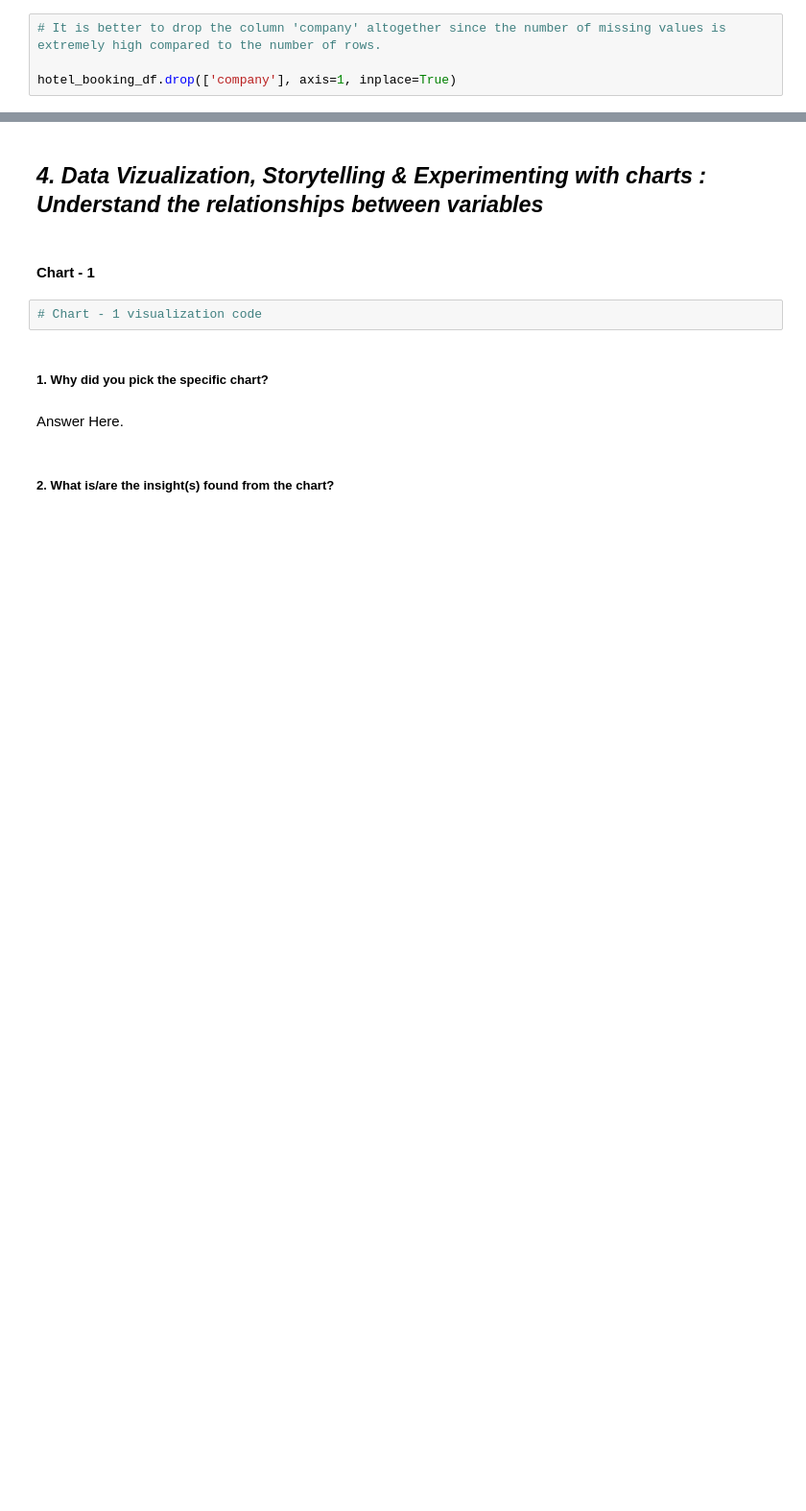
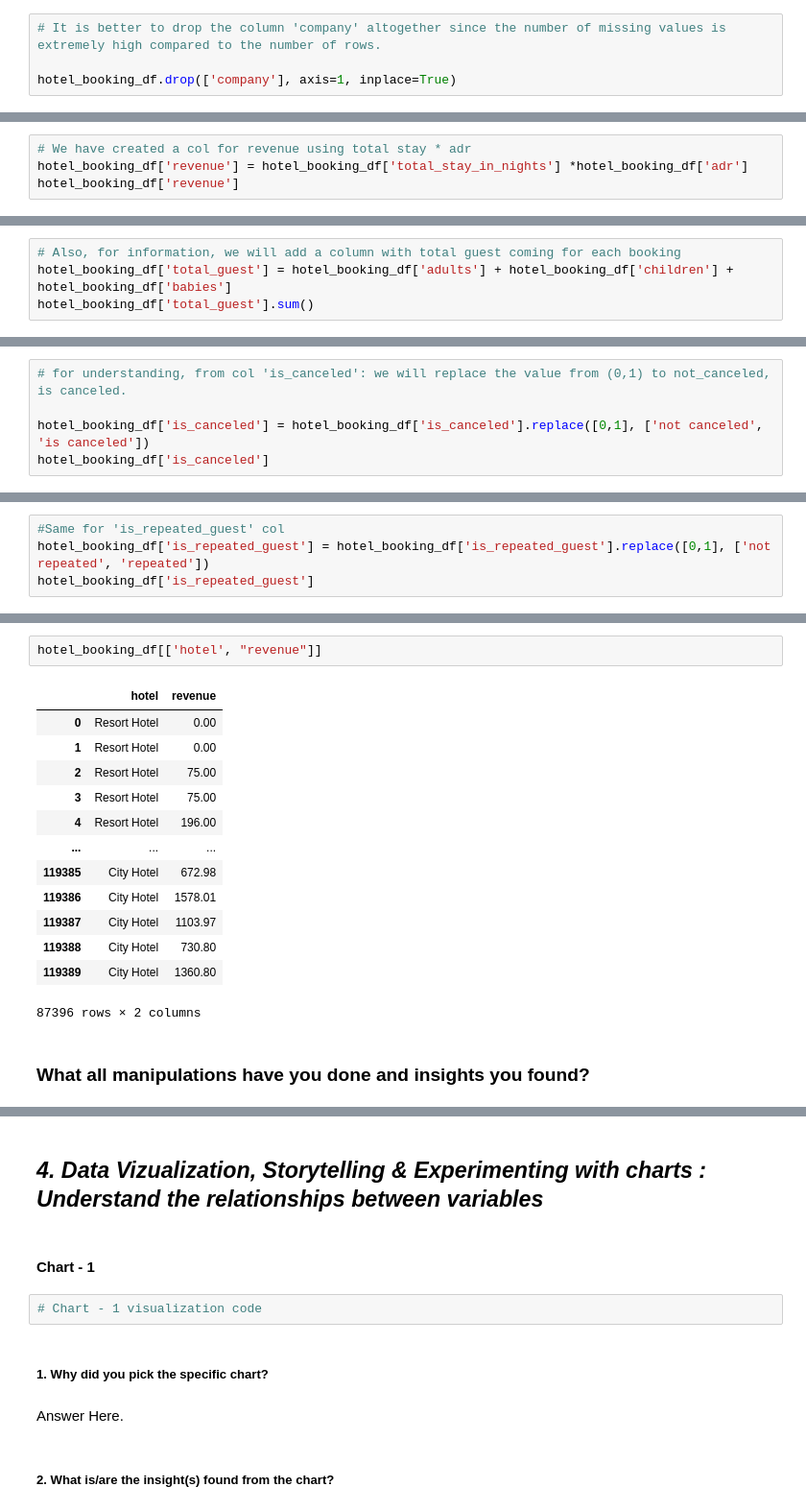
Before and after one commit to ARYANJAIN69/Hotel_Booking-Analysis, a Jupyter notebook: --ARYANJAIN_EDA_Submission.ipynb, the cells around one changed output, grey strips where cells are left out. Shown: that part at 96% size. Saved outputs shown, nothing was run; the diff lists cells and outputs as text; blank space fills up the shorter version.

```diff
--- a/--ARYANJAIN_EDA_Submission.ipynb
+++ b/--ARYANJAIN_EDA_Submission.ipynb
@@ -265,0 +486,4 @@ hotel_booking_df.isnull().sum() # As we have seen, no column has any null value
+# %%
+# We have created a col for revenue using total stay * adr
+hotel_booking_df['revenue'] = hotel_booking_df['total_stay_in_nights'] *hotel_booking_df['adr']
+hotel_booking_df['revenue']
@@ -265,0 +503,4 @@ hotel_booking_df.isnull().sum() # As we have seen, no column has any null value
+# %%
+# Also, for information, we will add a column with total guest coming for each booking
+hotel_booking_df['total_guest'] = hotel_booking_df['adults'] + hotel_booking_df['children'] + hotel_booking_df['babies']
+hotel_booking_df['total_guest'].sum()
@@ -265,0 +509,5 @@ hotel_booking_df.isnull().sum() # As we have seen, no column has any null value
+# %%
+# for understanding, from col 'is_canceled': we will replace the value from (0,1) to not_canceled, is canceled.
+
+hotel_booking_df['is_canceled'] = hotel_booking_df['is_canceled'].replace([0,1], ['not canceled', 'is canceled'])
+hotel_booking_df['is_canceled']
@@ -265,0 +527,4 @@ hotel_booking_df.isnull().sum() # As we have seen, no column has any null value
+# %%
+#Same for 'is_repeated_guest' col
+hotel_booking_df['is_repeated_guest'] = hotel_booking_df['is_repeated_guest'].replace([0,1], ['not repeated', 'repeated'])
+hotel_booking_df['is_repeated_guest']
@@ -265,0 +553,18 @@ hotel_booking_df.isnull().sum() # As we have seen, no column has any null value
+# %%
+hotel_booking_df[['hotel', "revenue"]]
+# %% [output]
+|  | hotel | revenue |
+| 0 | Resort Hotel | 0.00 |
+| 1 | Resort Hotel | 0.00 |
+| 2 | Resort Hotel | 75.00 |
+| 3 | Resort Hotel | 75.00 |
+| 4 | Resort Hotel | 196.00 |
+| ... | ... | ... |
+| 119385 | City Hotel | 672.98 |
+| 119386 | City Hotel | 1578.01 |
+| 119387 | City Hotel | 1103.97 |
+| 119388 | City Hotel | 730.80 |
+| 119389 | City Hotel | 1360.80 |
+87396 rows × 2 columns
+# %% [markdown]
+### What all manipulations have you done and insights you found?
```
Also changed, not shown: parts of 30 cells of this notebook.
